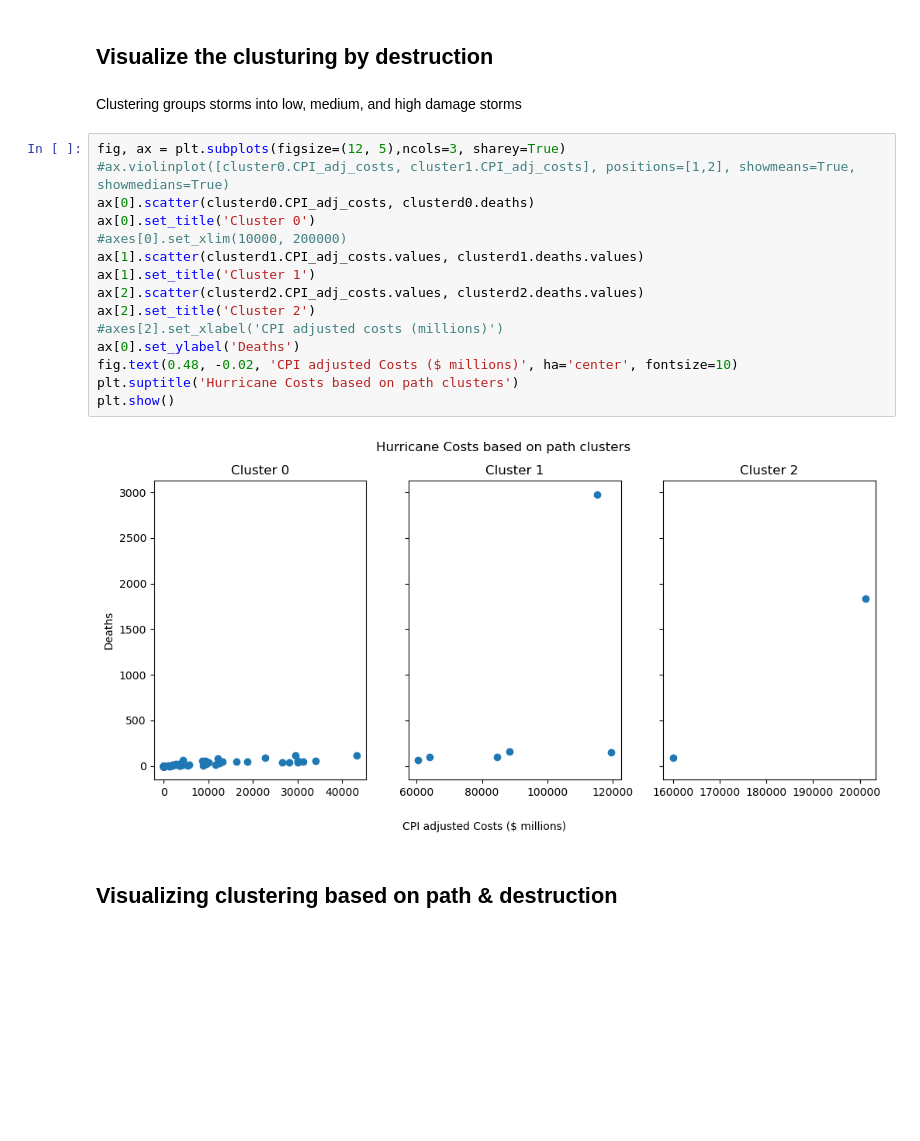
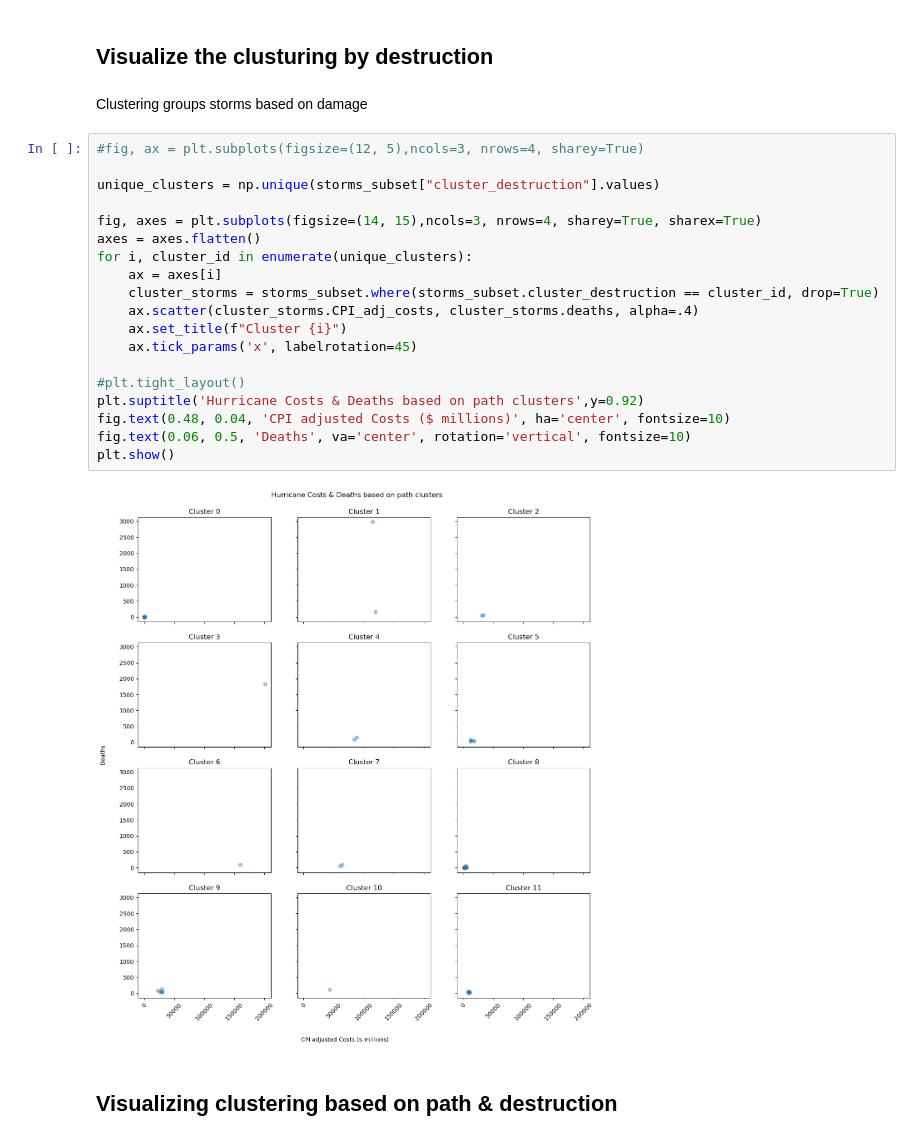
Before and after one commit to spariser/Hurricane_ML_proj_t5, a Jupyter notebook: SP_code/Project1_Starter.ipynb, the cells around one changed output. Saved outputs shown, nothing was run; the diff lists cells and outputs as text; blank space fills up the shorter version.

```diff
--- a/SP_code/Project1_Starter.ipynb
+++ b/SP_code/Project1_Starter.ipynb
@@ -564,23 +553,27 @@ Text(0.5, 1.0, 'K-means clustering result weighing for destruction, 6 clusters')
 # %% [markdown]
 ## Visualize the clusturing by destruction
 # %% [markdown]
-Clustering groups storms into low, medium, and high damage storms
+Clustering groups storms based on damage
-# %%
-fig, ax = plt.subplots(figsize=(12, 5),ncols=3, sharey=True)
-#ax.violinplot([cluster0.CPI_adj_costs, cluster1.CPI_adj_costs], positions=[1,2], showmeans=True, showmedians=True)
-ax[0].scatter(clusterd0.CPI_adj_costs, clusterd0.deaths)
-ax[0].set_title('Cluster 0')
-#axes[0].set_xlim(10000, 200000)
-ax[1].scatter(clusterd1.CPI_adj_costs.values, clusterd1.deaths.values)
-ax[1].set_title('Cluster 1')
-ax[2].scatter(clusterd2.CPI_adj_costs.values, clusterd2.deaths.values)
-ax[2].set_title('Cluster 2')
-#axes[2].set_xlabel('CPI adjusted costs (millions)')
-ax[0].set_ylabel('Deaths')
-fig.text(0.48, -0.02, 'CPI adjusted Costs ($ millions)', ha='center', fontsize=10)
-plt.suptitle('Hurricane Costs based on path clusters')
-plt.show()
-# %% [output]
-[figure, removed]
+# %%
+#fig, ax = plt.subplots(figsize=(12, 5),ncols=3, nrows=4, sharey=True)
+
+unique_clusters = np.unique(storms_subset["cluster_destruction"].values)
+
+fig, axes = plt.subplots(figsize=(14, 15),ncols=3, nrows=4, sharey=True, sharex=True)
+axes = axes.flatten()
+for i, cluster_id in enumerate(unique_clusters):
+    ax = axes[i]
+    cluster_storms = storms_subset.where(storms_subset.cluster_destruction == cluster_id, drop=True)
+    ax.scatter(cluster_storms.CPI_adj_costs, cluster_storms.deaths, alpha=.4)
+    ax.set_title(f"Cluster {i}")
+    ax.tick_params('x', labelrotation=45)
+
+#plt.tight_layout()
+plt.suptitle('Hurricane Costs & Deaths based on path clusters',y=0.92)
+fig.text(0.48, 0.04, 'CPI adjusted Costs ($ millions)', ha='center', fontsize=10)
+fig.text(0.06, 0.5, 'Deaths', va='center', rotation='vertical', fontsize=10)
+plt.show()
+# %% [output]
+[figure, added]
 # %% [markdown]
 ## Visualizing clustering based on path & destruction
```
Also changed, not shown: parts of 20 cells of this notebook.
